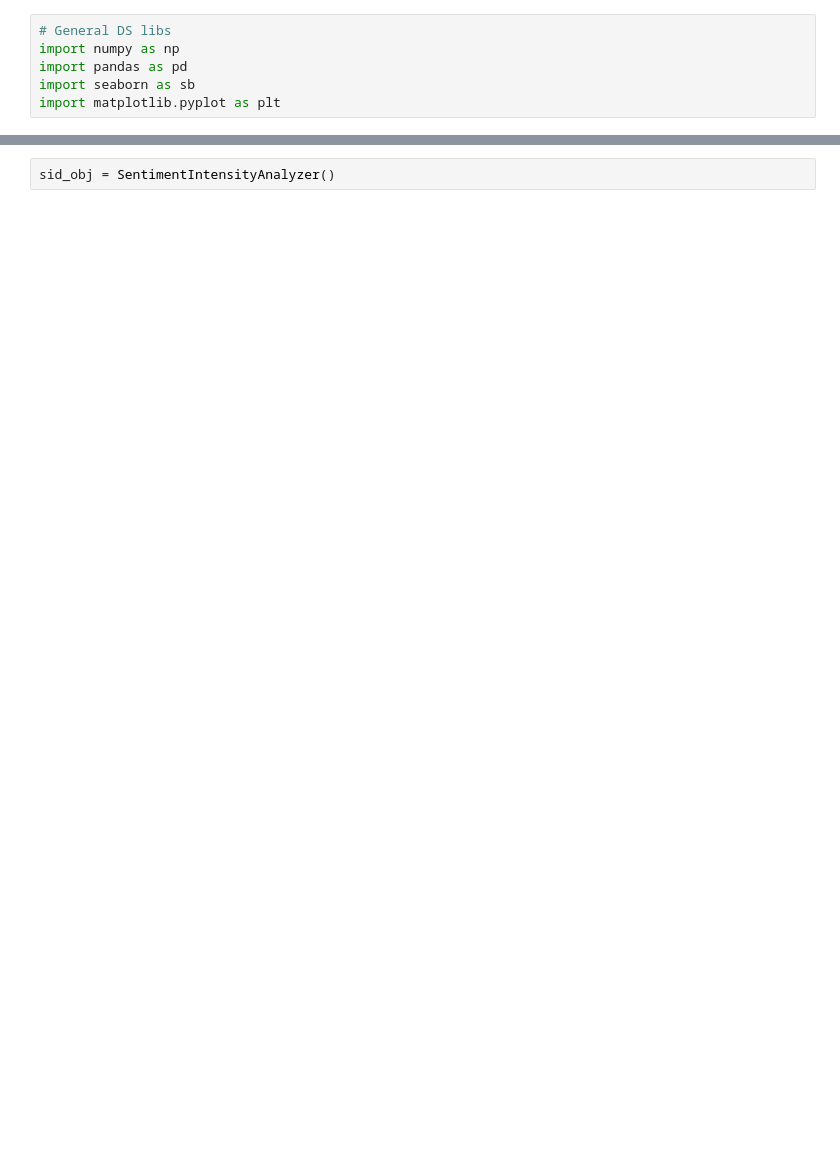
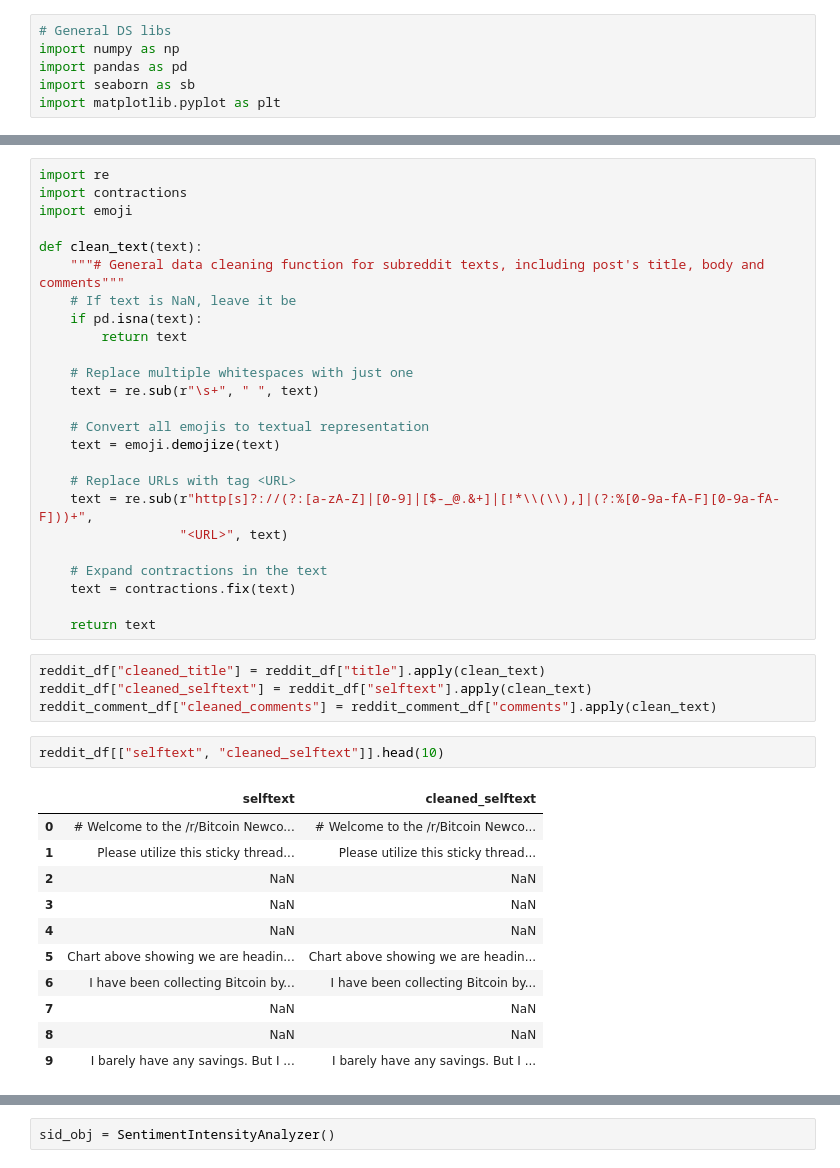
Before and after one commit to shejiac/sentiment_street, a Jupyter notebook: notebooks/sent_analysis.ipynb, the cells around one changed output, grey strips where cells are left out. Cells and saved outputs as stored; diff of their text form; blank space fills up the shorter version.

```diff
--- a/notebooks/sent_analysis.ipynb
+++ b/notebooks/sent_analysis.ipynb
@@ -43,0 +119,43 @@ reddit_df.head()
+# %%
+import re
+import contractions
+import emoji
+
+def clean_text(text):
+    """# General data cleaning function for subreddit texts, including post's title, body and comments"""
+    # If text is NaN, leave it be
+    if pd.isna(text):
+        return text
+
+    # Replace multiple whitespaces with just one
+    text = re.sub(r"\s+", " ", text)
+
+    # Convert all emojis to textual representation
+    text = emoji.demojize(text)
+
+    # Replace URLs with tag <URL>
+    text = re.sub(r"http[s]?://(?:[a-zA-Z]|[0-9]|[$-_@.&+]|[!*\\(\\),]|(?:%[0-9a-fA-F][0-9a-fA-F]))+",
+                  "<URL>", text)
+
+	# Expand contractions in the text
+    text = contractions.fix(text)
+
+    return text
+# %%
+reddit_df["cleaned_title"] = reddit_df["title"].apply(clean_text)
+reddit_df["cleaned_selftext"] = reddit_df["selftext"].apply(clean_text)
+reddit_comment_df["cleaned_comments"] = reddit_comment_df["comments"].apply(clean_text)
+# %%
+reddit_df[["selftext", "cleaned_selftext"]].head(10)
+# %% [output]
+|  | selftext | cleaned_selftext |
+| 0 | # Welcome to the /r/Bitcoin Newco... | # Welcome to the /r/Bitcoin Newco... |
+| 1 | Please utilize this sticky thread... | Please utilize this sticky thread... |
+| 2 | NaN | NaN |
+| 3 | NaN | NaN |
+| 4 | NaN | NaN |
+| 5 | Chart above showing we are headin... | Chart above showing we are headin... |
+| 6 | I have been collecting Bitcoin by... | I have been collecting Bitcoin by... |
+| 7 | NaN | NaN |
+| 8 | NaN | NaN |
+| 9 | I barely have any savings. But I ... | I barely have any savings. But I ... |
```
Also changed, not shown: parts of 39 cells of this notebook, 1 other file.
